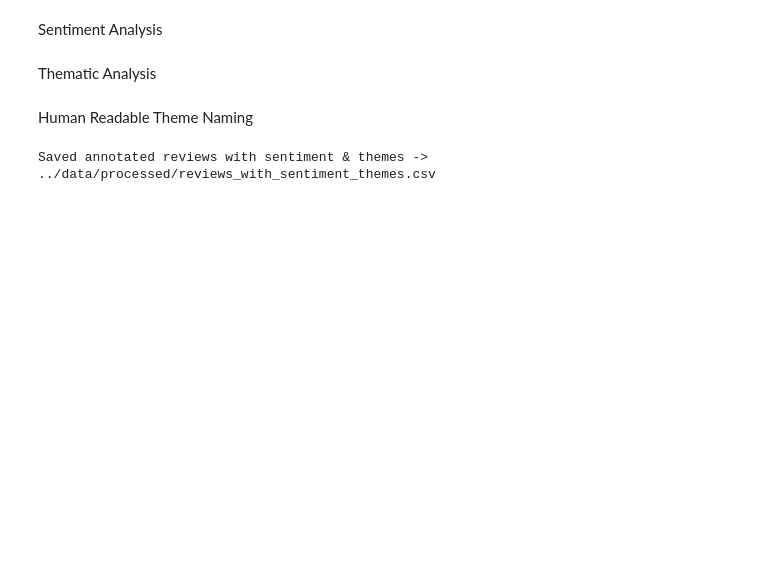
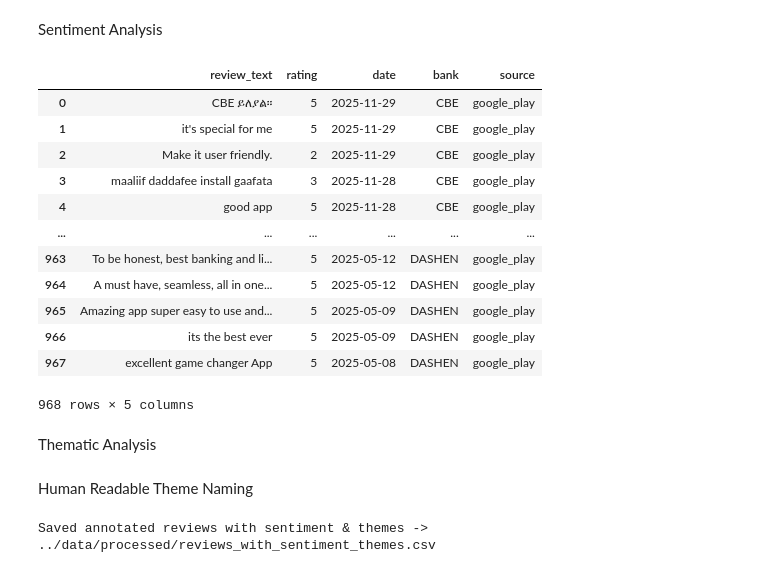
Before and after one commit to abelfx/Customer-Experience-Analytics-for-Fintech-Apps, a Jupyter notebook: notebooks/sentiment_thematic_analysis.ipynb, the cells around one changed output. Cells and saved outputs as stored; diff of their text form; code cells hidden in the pictures; blank space fills up the shorter version.

```diff
--- a/notebooks/sentiment_thematic_analysis.ipynb
+++ b/notebooks/sentiment_thematic_analysis.ipynb
@@ -11,8 +11,22 @@ from tqdm import tqdm
 # %% [markdown]
 Sentiment Analysis
 # %%
-# RAW_IN = f"../{DATA_PATHS['processed']}"
-# OUT_CSV = f"../{DATA_PATHS['final_result']}"
-
 RAW_IN = "../data/processed/processed_reviews.csv"
 OUT_CSV = "../data/processed/reviews_with_sentiment_themes.csv"
+
+df = pd.read_csv(RAW_IN)
+df
+# %% [output]
+|  | review_text | rating | date | bank | source |
+| 0 | CBE ይለያል። | 5 | 2025-11-29 | CBE | google_play |
+| 1 | it's special for me | 5 | 2025-11-29 | CBE | google_play |
+| 2 | Make it user friendly. | 2 | 2025-11-29 | CBE | google_play |
+| 3 | maaliif daddafee install gaafata | 3 | 2025-11-28 | CBE | google_play |
+| 4 | good app | 5 | 2025-11-28 | CBE | google_play |
+| ... | ... | ... | ... | ... | ... |
+| 963 | To be honest, best banking and li... | 5 | 2025-05-12 | DASHEN | google_play |
+| 964 | A must have, seamless, all in one... | 5 | 2025-05-12 | DASHEN | google_play |
+| 965 | Amazing app super easy to use and... | 5 | 2025-05-09 | DASHEN | google_play |
+| 966 | its the best ever | 5 | 2025-05-09 | DASHEN | google_play |
+| 967 | excellent game changer App | 5 | 2025-05-08 | DASHEN | google_play |
+968 rows × 5 columns
```
Also changed, not shown: parts of 10 cells of this notebook, 3 other files.
